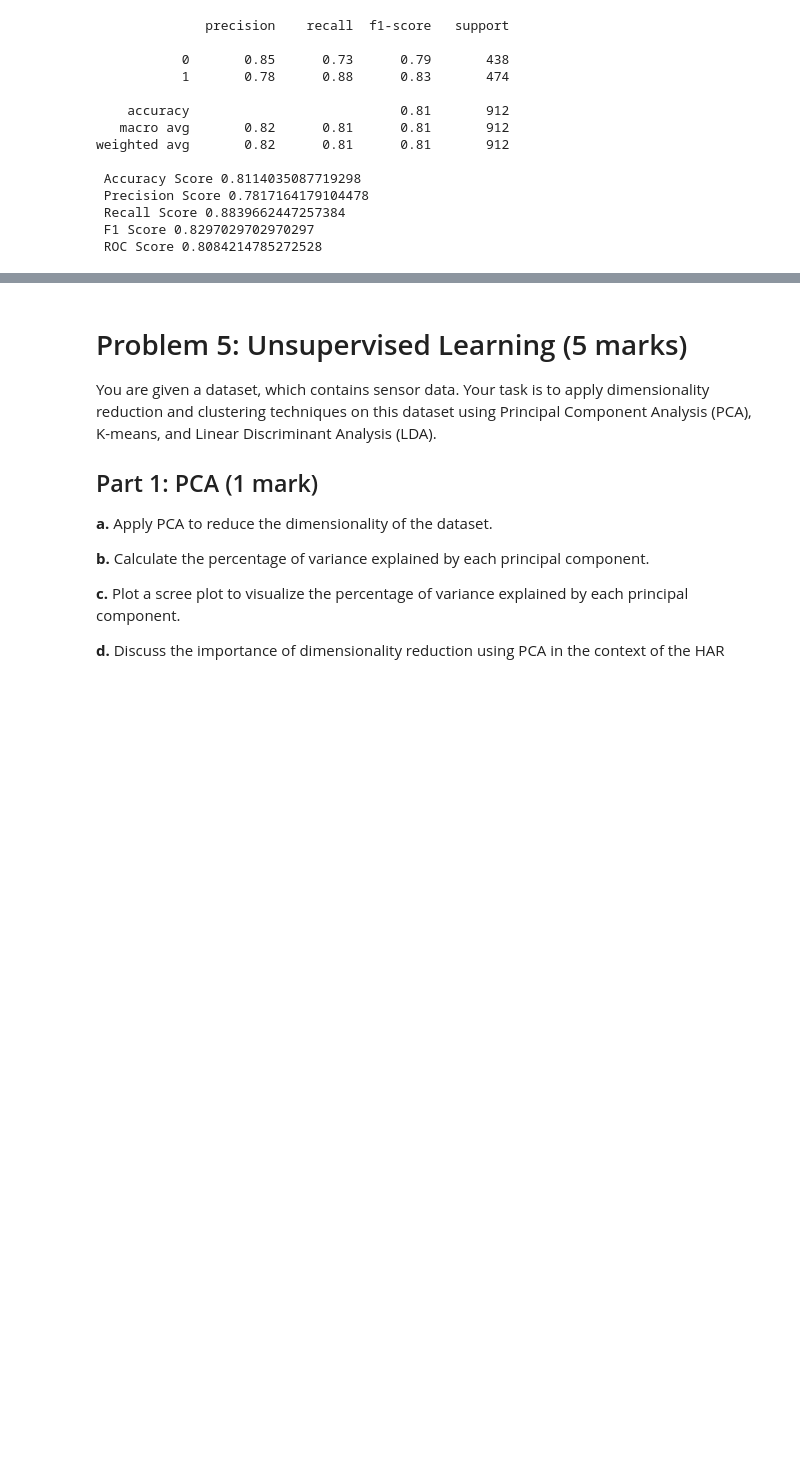
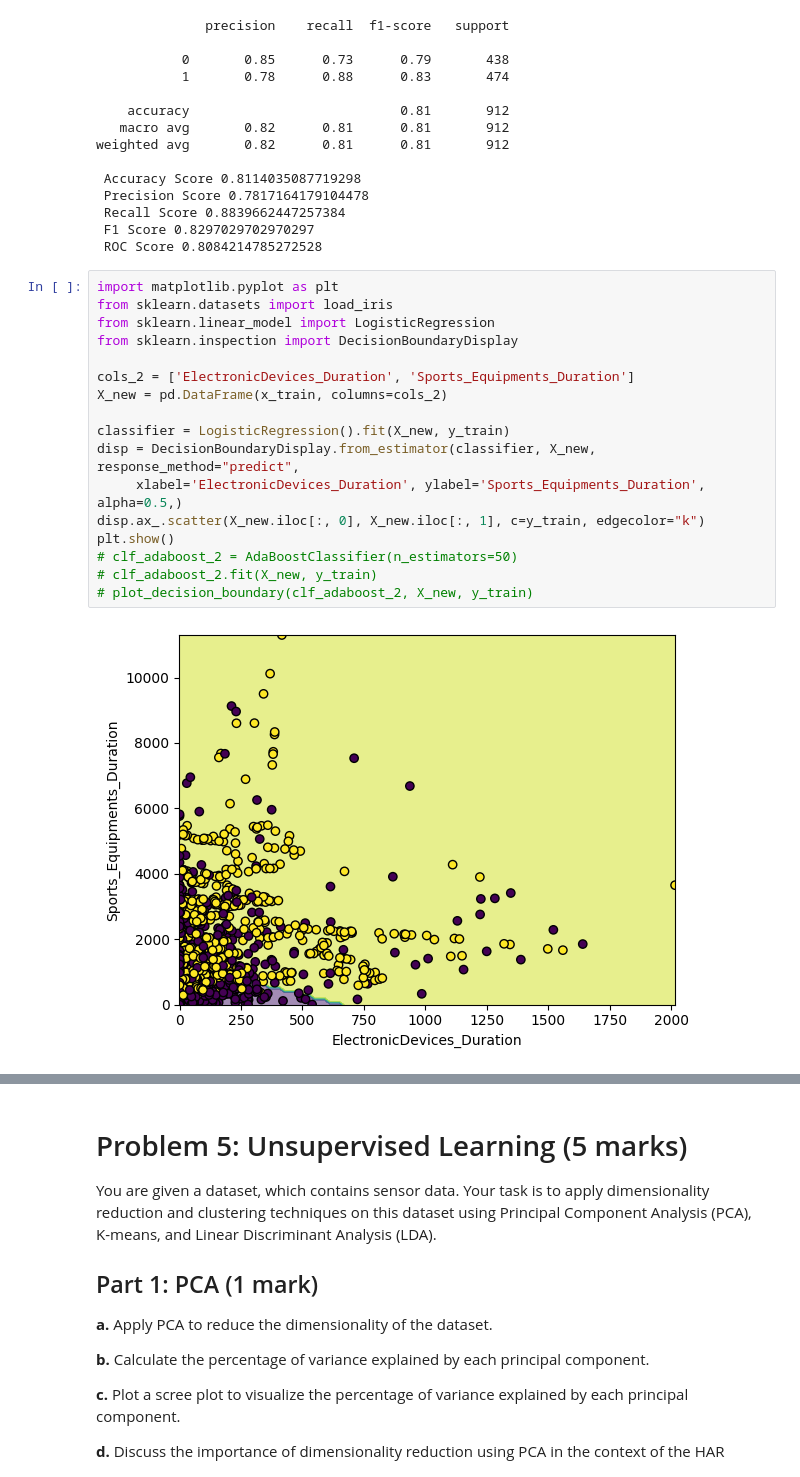
Before and after one commit to narendra974/AIMLOPS_IISC, a Jupyter notebook: Assignment_2.ipynb, the cells around one changed output, grey strips where cells are left out. Saved outputs shown, nothing was run; the diff lists cells and outputs as text; blank space fills up the shorter version.

```diff
--- a/Assignment_2.ipynb
+++ b/Assignment_2.ipynb
@@ -413,3 +413,22 @@ weighted avg       0.82      0.81      0.81       912
  Recall Score 0.8839662447257384
  F1 Score 0.8297029702970297
  ROC Score 0.8084214785272528
+# %%
+import matplotlib.pyplot as plt
+from sklearn.datasets import load_iris
+from sklearn.linear_model import LogisticRegression
+from sklearn.inspection import DecisionBoundaryDisplay
+
+cols_2 = ['ElectronicDevices_Duration', 'Sports_Equipments_Duration']
+X_new = pd.DataFrame(x_train, columns=cols_2)
+
+classifier = LogisticRegression().fit(X_new, y_train)
+disp = DecisionBoundaryDisplay.from_estimator(classifier, X_new, response_method="predict",
+     xlabel='ElectronicDevices_Duration', ylabel='Sports_Equipments_Duration', alpha=0.5,)
+disp.ax_.scatter(X_new.iloc[:, 0], X_new.iloc[:, 1], c=y_train, edgecolor="k")
+plt.show()
+# clf_adaboost_2 = AdaBoostClassifier(n_estimators=50)
+# clf_adaboost_2.fit(X_new, y_train)
+# plot_decision_boundary(clf_adaboost_2, X_new, y_train)
+# %% [output]
+[figure, added]
```
Also changed, not shown: parts of 17 cells of this notebook.
